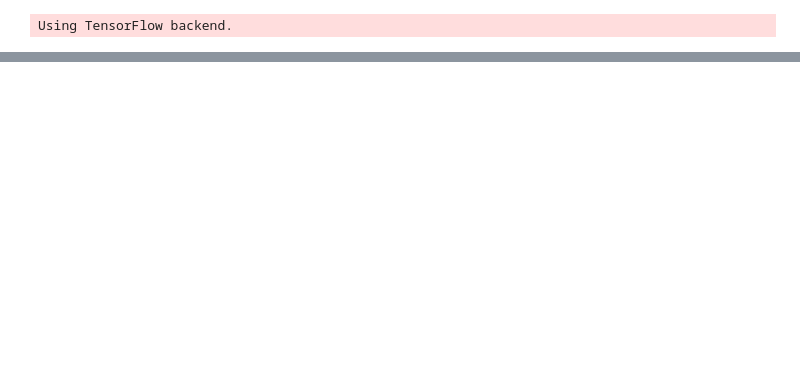
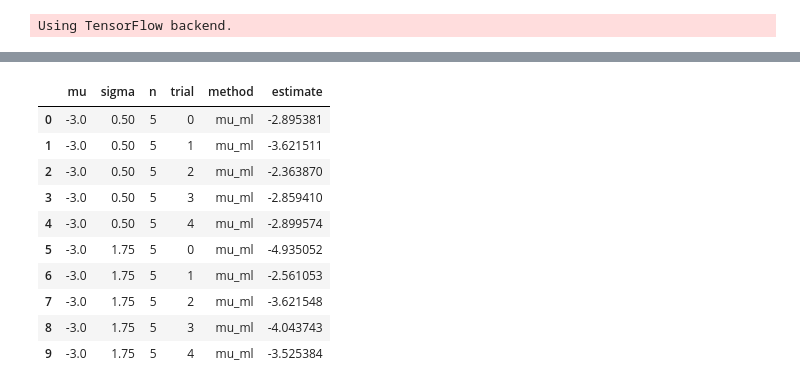
Before and after one commit to simonpeterhans/ep-param-est, a Jupyter notebook: mu-sigma-conv1d-2d.ipynb, the cells around one changed output, grey strips where cells are left out. Cells and saved outputs as stored; diff of their text form; code cells hidden in the pictures; blank space fills up the shorter version.

```diff
--- a/mu-sigma-conv1d-2d.ipynb
+++ b/mu-sigma-conv1d-2d.ipynb
@@ -273,2 +237,16 @@ df_ = df.melt(id_vars=['mu', 'n', 'trial'], var_name='method', value_name='estim
+# %%
+df_[df_.method == 'mu_ml'].head(10)
+# %% [output]
+|  | mu | sigma | n | trial | method | estimate |
+| 0 | -3.0 | 0.50 | 5 | 0 | mu_ml | -2.895381 |
+| 1 | -3.0 | 0.50 | 5 | 1 | mu_ml | -3.621511 |
+| 2 | -3.0 | 0.50 | 5 | 2 | mu_ml | -2.363870 |
+| 3 | -3.0 | 0.50 | 5 | 3 | mu_ml | -2.859410 |
+| 4 | -3.0 | 0.50 | 5 | 4 | mu_ml | -2.899574 |
+| 5 | -3.0 | 1.75 | 5 | 0 | mu_ml | -4.935052 |
+| 6 | -3.0 | 1.75 | 5 | 1 | mu_ml | -2.561053 |
+| 7 | -3.0 | 1.75 | 5 | 2 | mu_ml | -3.621548 |
+| 8 | -3.0 | 1.75 | 5 | 3 | mu_ml | -4.043743 |
+| 9 | -3.0 | 1.75 | 5 | 4 | mu_ml | -3.525384 |
 # %%
 tmp = df_.groupby(['n', 'method']).apply(lambda d: ss.pearsonr(d['estimate'], d['mu'])[0]).to_frame('r')
```
Also changed, not shown: parts of 11 cells of this notebook.
